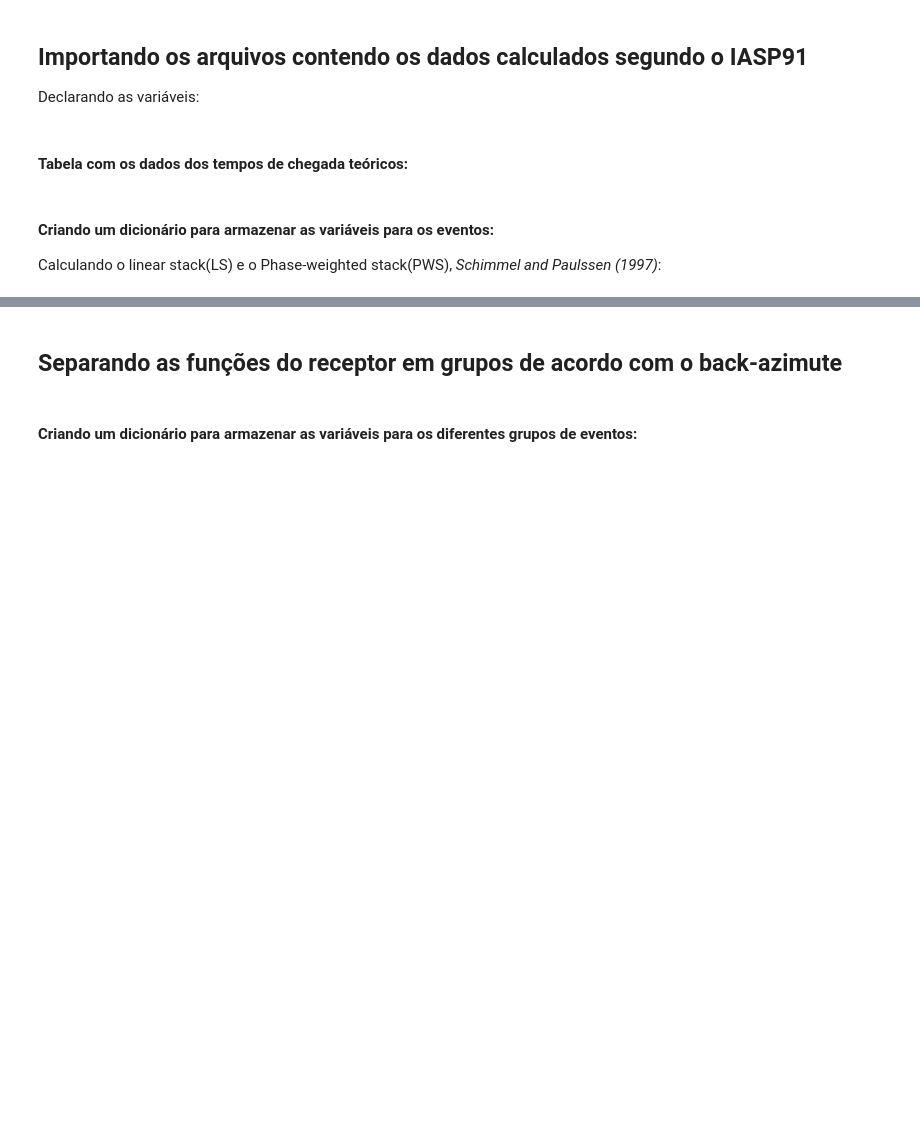
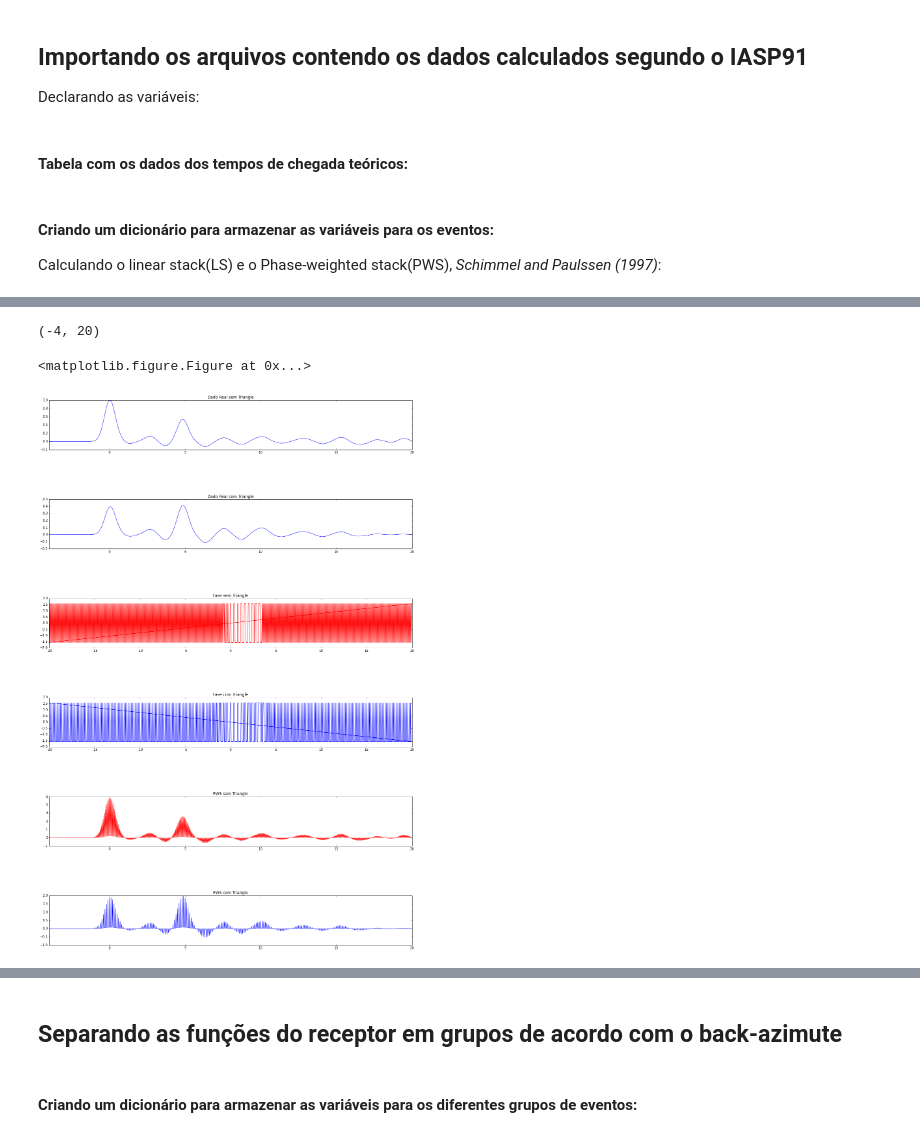
Before and after one commit to dIOGOLOC/projeto_mestrado, a Jupyter notebook: plotagem_funcao_receptor.ipynb, the cells around one changed output, grey strips where cells are left out. Drawn from its saved outputs; the diff is of its cells as text; code cells hidden in the pictures; blank space fills up the shorter version.

```diff
--- a/plotagem_funcao_receptor.ipynb
+++ b/plotagem_funcao_receptor.ipynb
@@ -194,0 +159,53 @@ plt.plot(PWS_time-5,PWS,'-g')
+# %%
+T = STdados['stR'][1].stats.delta
+b = (np.array(fftpack.dct(a)))
+bT = (np.array(fftpack.dct(c)))
+#b = b[0]
+#bT = bT[0]
+power = 2
+xf = fftfreq(N, d=T)
+phase=np.arctan(np.real(b)/np.imag(b))
+phaseT=np.arctan(np.real(bT)/np.imag(b))
+
+PWS = np.multiply(a,np.exp(phase))
+PWST = np.multiply(c,np.exp(phaseT))
+PWS_time = STdados['stack_time']
+# %%
+plt.clf()
+fig = plt.figure(figsize = (20,30))
+
+gs1 = gridspec.GridSpec(6, 1,wspace=1, hspace=1)
+
+ax1 = fig.add_subplot(gs1[0])
+plt.title('Dado Real sem Triangle')
+plt.plot(STdados['stack_time']-5,a,'-b')
+plt.xlim([-4,20])
+
+ax2 = fig.add_subplot(gs1[1])
+plt.title('Dado Real com Triangle')
+plt.plot(STdados['stack_time']-5,c,'-b')
+plt.xlim([-4,20])
+
+ax3 = fig.add_subplot(gs1[2])
+plt.title('Fase sem Triangle')
+plt.plot(xf,phase, '-r')
+#plt.xlim([-0,1.5])
+
+ax4 = fig.add_subplot(gs1[3])
+plt.title('Fase com Triangle')
+plt.plot(xf,phaseT, '-b')
+#plt.xlim([-0,1.5])
+
+ax5 = fig.add_subplot(gs1[4])
+plt.title('PWS sem Triangle')
+plt.plot(PWS_time-5,PWS,'-r')
+plt.xlim([-4,20])
+
+ax6 = fig.add_subplot(gs1[5])
+plt.title('PWS com Triangle')
+plt.plot(PWS_time-5,PWST,'-b')
+plt.xlim([-4,20])
+# %% [output]
+(-4, 20)
+<matplotlib.figure.Figure at 0x...>
+[figure, added]
```
Also changed, not shown: parts of 18 cells of this notebook.
